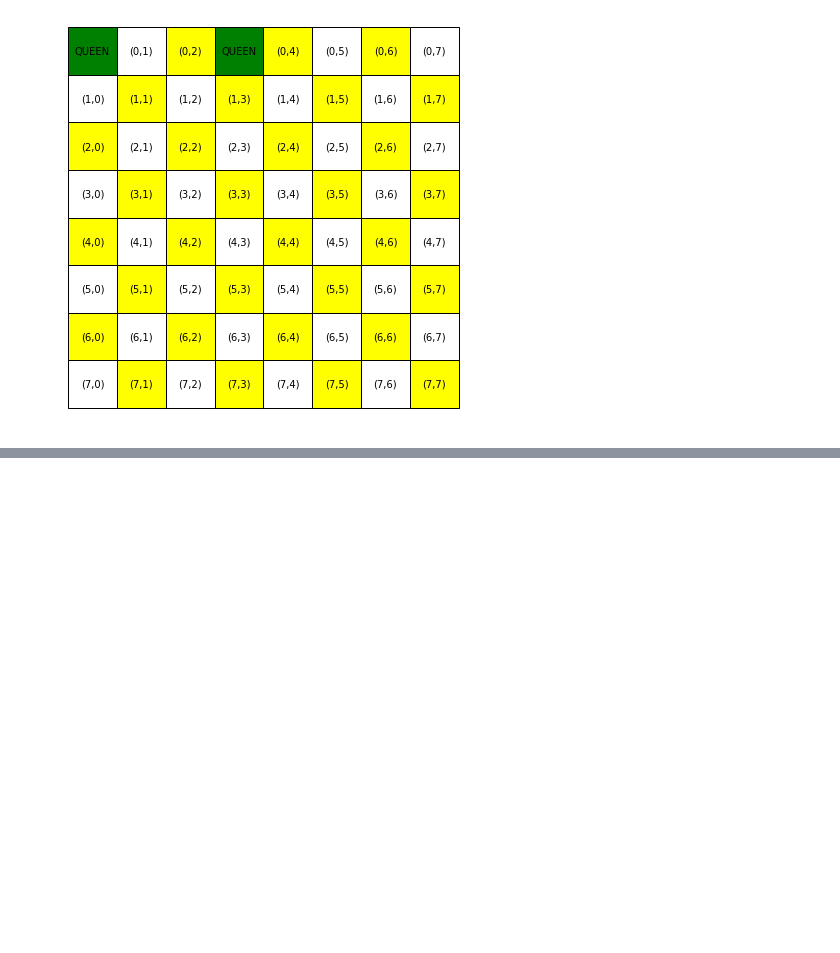
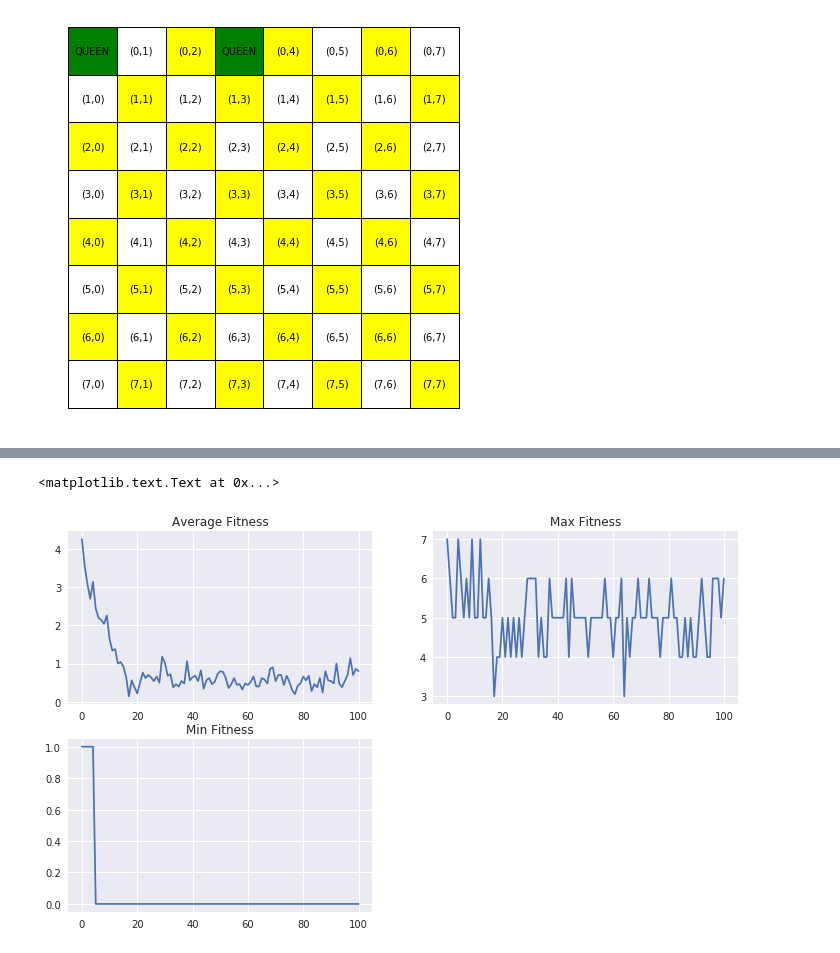
Before and after one commit to KimiaLab/SYDE-522, a Jupyter notebook: Tutorials/tut9.ipynb, the cells around one changed output, grey strips where cells are left out. Cells and saved outputs as stored; diff of their text form; code cells hidden in the pictures; blank space fills up the shorter version.

```diff
--- a/Tutorials/tut9.ipynb
+++ b/Tutorials/tut9.ipynb
@@ -178,0 +217,20 @@ hof[0]
+# %%
+import seaborn
+
+avg_fit = map(lambda x: x['Avg'], logbook)
+min_fit = map(lambda x: x['Min'], logbook)
+max_fit = map(lambda x: x['Max'], logbook)
+
+plt.figure(figsize=(12, 7))
+plt.subplot(2,2,1)
+plt.plot(avg_fit)
+plt.title('Average Fitness')
+plt.subplot(2, 2, 2)
+plt.plot(max_fit)
+plt.title('Max Fitness')
+plt.subplot(2, 2, 3)
+plt.plot(min_fit)
+plt.title('Min Fitness')
+# %% [output]
+<matplotlib.text.Text at 0x...>
+[figure, added]
```
Also changed, not shown: parts of 14 cells of this notebook, 1 other file.
